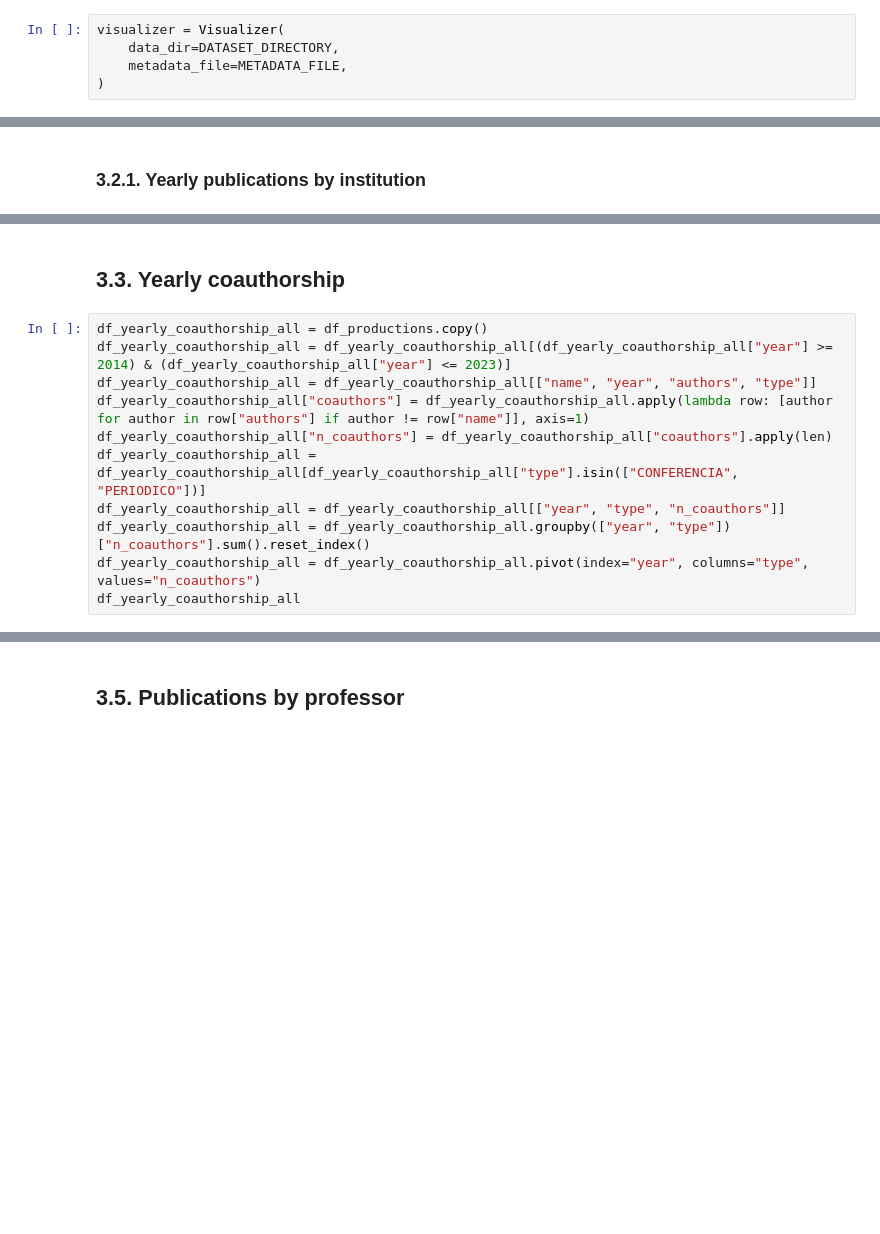
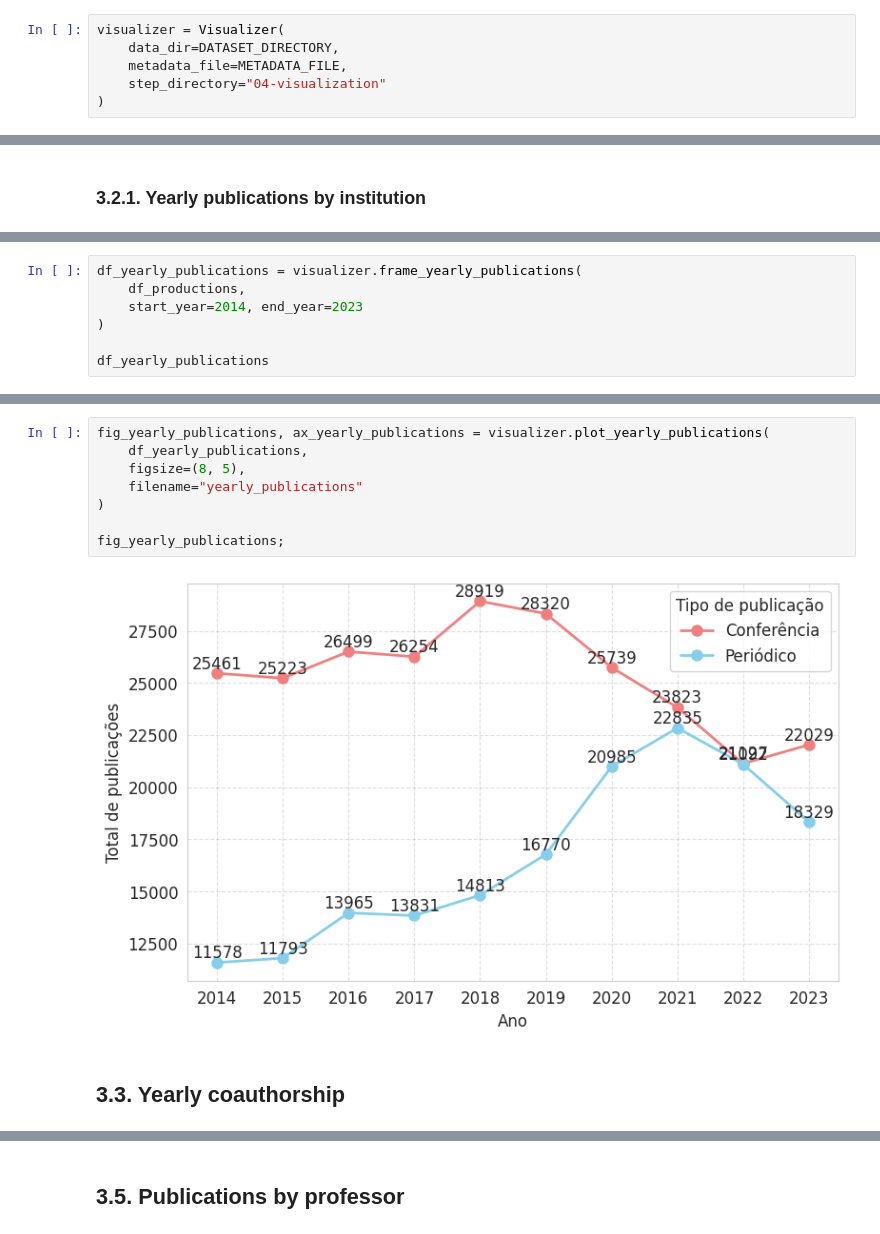
Before and after one commit to jeojildo/ppgcc-coautorias, a Jupyter notebook: notebooks/04-visualization.ipynb, the cells around one changed output, grey strips where cells are left out. Cells and saved outputs as stored; diff of their text form; blank space fills up the shorter version.

Commit message:
feat: modularizando visualizaçoes

```diff
--- a/notebooks/04-visualization.ipynb
+++ b/notebooks/04-visualization.ipynb
@@ -48,6 +48,7 @@ METADATA_FILE = os.getenv("METADATA_FILE")
 visualizer = Visualizer(
     data_dir=DATASET_DIRECTORY,
     metadata_file=METADATA_FILE,
+    step_directory="04-visualization"
 )
 # %%
 df_productions = visualizer.read_parquet(step="02-preprocessing", name="productions")
@@ -108,0 +76,7 @@ plt.show()
+# %%
+df_yearly_publications = visualizer.frame_yearly_publications(
+    df_productions,
+    start_year=2014, end_year=2023
+)
+
+df_yearly_publications
@@ -109,13 +96,12 @@ plt.show()
+# %%
+fig_yearly_publications, ax_yearly_publications = visualizer.plot_yearly_publications(
+    df_yearly_publications,
+    figsize=(8, 5),
+    filename="yearly_publications"
+)
+
+fig_yearly_publications;
+# %% [output]
+[figure, added]
 # %% [markdown]
 ## 3.3. Yearly coauthorship
-# %%
-df_yearly_coauthorship_all = df_productions.copy()
-df_yearly_coauthorship_all = df_yearly_coauthorship_all[(df_yearly_coauthorship_all["year"] >= 2014) & (df_yearly_coauthorship_all["year"] <= 2023)]
-df_yearly_coauthorship_all = df_yearly_coauthorship_all[["name", "year", "authors", "type"]]
-df_yearly_coauthorship_all["coauthors"] = df_yearly_coauthorship_all.apply(lambda row: [author for author in row["authors"] if author != row["name"]], axis=1)
-df_yearly_coauthorship_all["n_coauthors"] = df_yearly_coauthorship_all["coauthors"].apply(len)
-df_yearly_coauthorship_all = df_yearly_coauthorship_all[df_yearly_coauthorship_all["type"].isin(["CONFERENCIA", "PERIODICO"])]
-df_yearly_coauthorship_all = df_yearly_coauthorship_all[["year", "type", "n_coauthors"]]
-df_yearly_coauthorship_all = df_yearly_coauthorship_all.groupby(["year", "type"])["n_coauthors"].sum().reset_index()
-df_yearly_coauthorship_all = df_yearly_coauthorship_all.pivot(index="year", columns="type", values="n_coauthors")
-df_yearly_coauthorship_all
```
Also changed, not shown: parts of 63 cells of this notebook, 1 other file.
